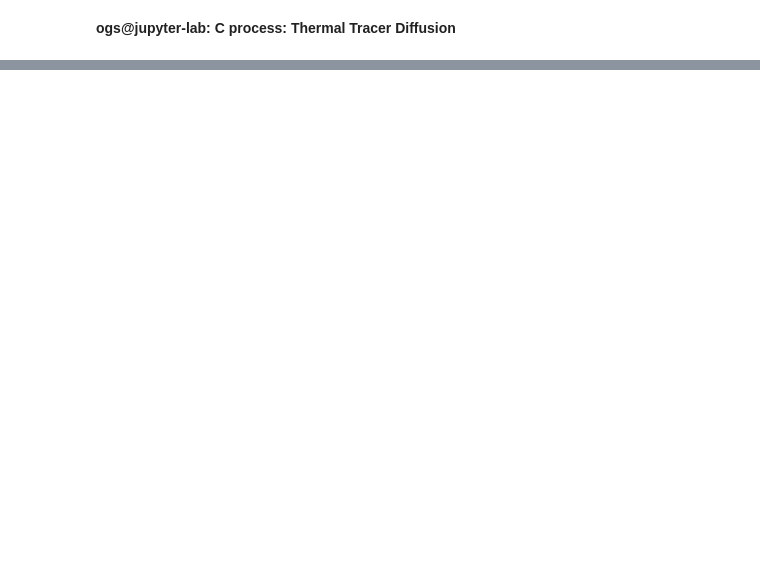
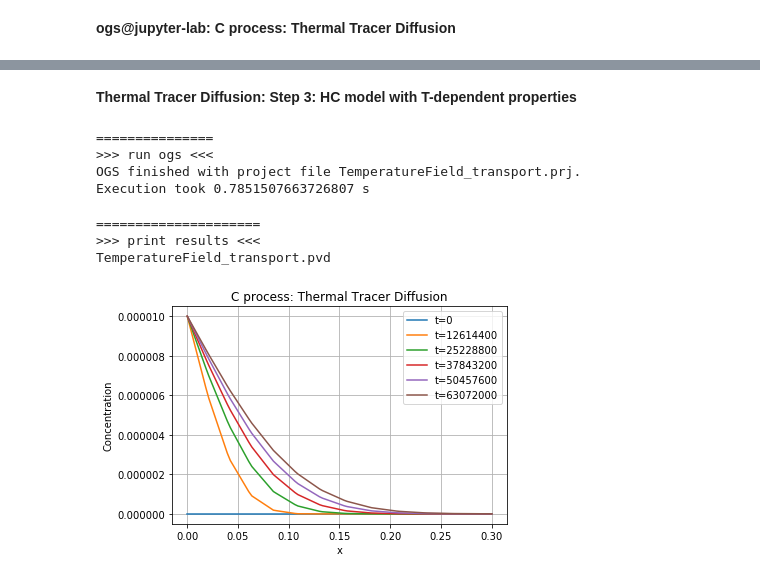
Before and after one commit to OlafKolditz/ogs-jupyter-lab, a Jupyter notebook: icross-model-chain/ogs-jupyter-lab-icross-poc1.ipynb, the cells around one changed output, grey strips where cells are left out. Cells and saved outputs as stored; diff of their text form; code cells hidden in the pictures; blank space fills up the shorter version.

```diff
--- a/icross-model-chain/ogs-jupyter-lab-icross-poc1.ipynb
+++ b/icross-model-chain/ogs-jupyter-lab-icross-poc1.ipynb
@@ -56,3 +57,39 @@ TemperatureField.pvd
+# %% [markdown]
+**Thermal Tracer Diffusion: Step 3: HC model with T-dependent properties**
+# %%
+print("===============")
+print(">>> run ogs <<<")
+model = ogs.OGS(PROJECT_FILE="TemperatureField_transport.prj")
+model.run_model(path=PATH_OGS,LOGFILE="console2.log")
+# %% [output]
+===============
+>>> run ogs <<<
+OGS finished with project file TemperatureField_transport.prj.
+Execution took 0.7851507663726807 s
+# %%
+print("=====================")
+print(">>> print results <<<")
+pvdfile=vtuIO.PVDIO("TemperatureField_transport.pvd", dim=1)
+xaxis =  [(i,0,0) for i in np.linspace(start=0.0, stop=0.3, num=100)]
+r_x = np.array(xaxis)[:,0]
+time = [0,12614400,25228800,37843200,50457600,63072000]
+for t in time:
+    function_xaxis_t = pvdfile.read_point_set_data(t, 'Cs', pointsetarray=xaxis)
+    plt.plot(r_x, function_xaxis_t, label='t='+str(t))
+titlestring="C process: Thermal Tracer Diffusion"
+plt.title(titlestring)
+#plt.xscale('log')
+plt.xlabel('x')
+plt.ylabel('Concentration')
+plt.legend()
+plt.grid()
+#plt.savefig("profile.png")
+plt.show()
+# %% [output]
+=====================
+>>> print results <<<
+TemperatureField_transport.pvd
+[figure, added]
 # %%
 import time
 print(time.ctime())
```
Also changed, not shown: parts of 12 cells of this notebook, 9 other files.
